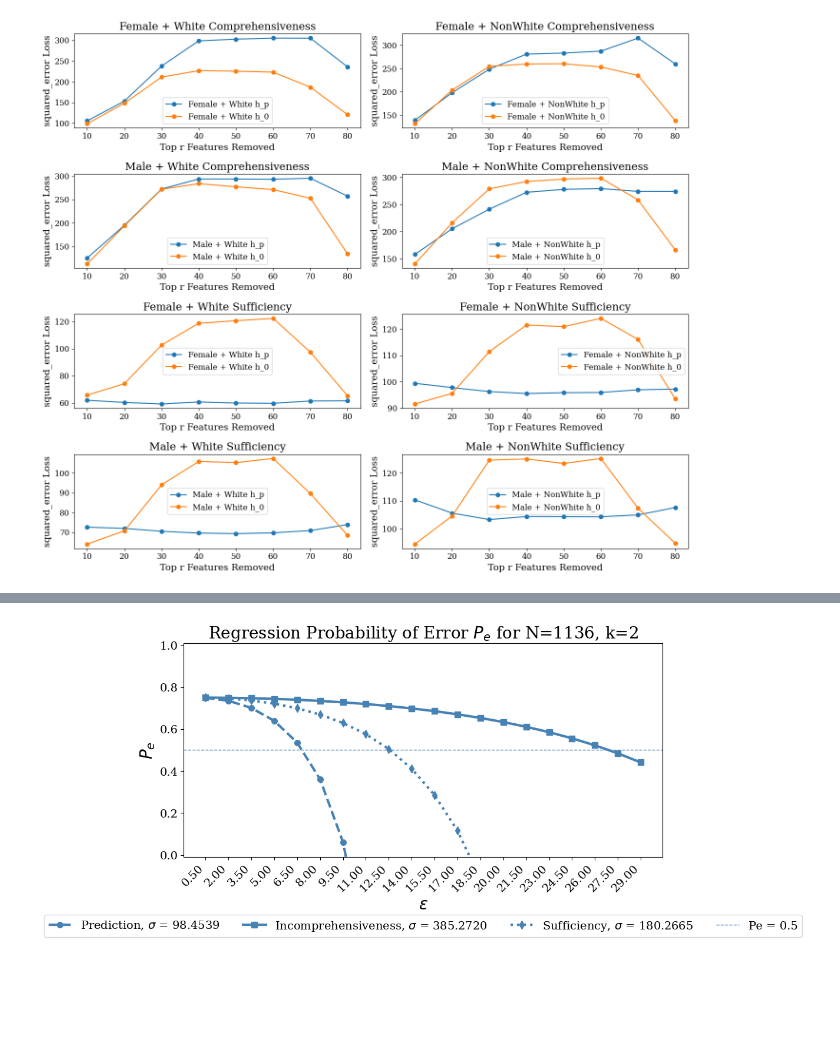
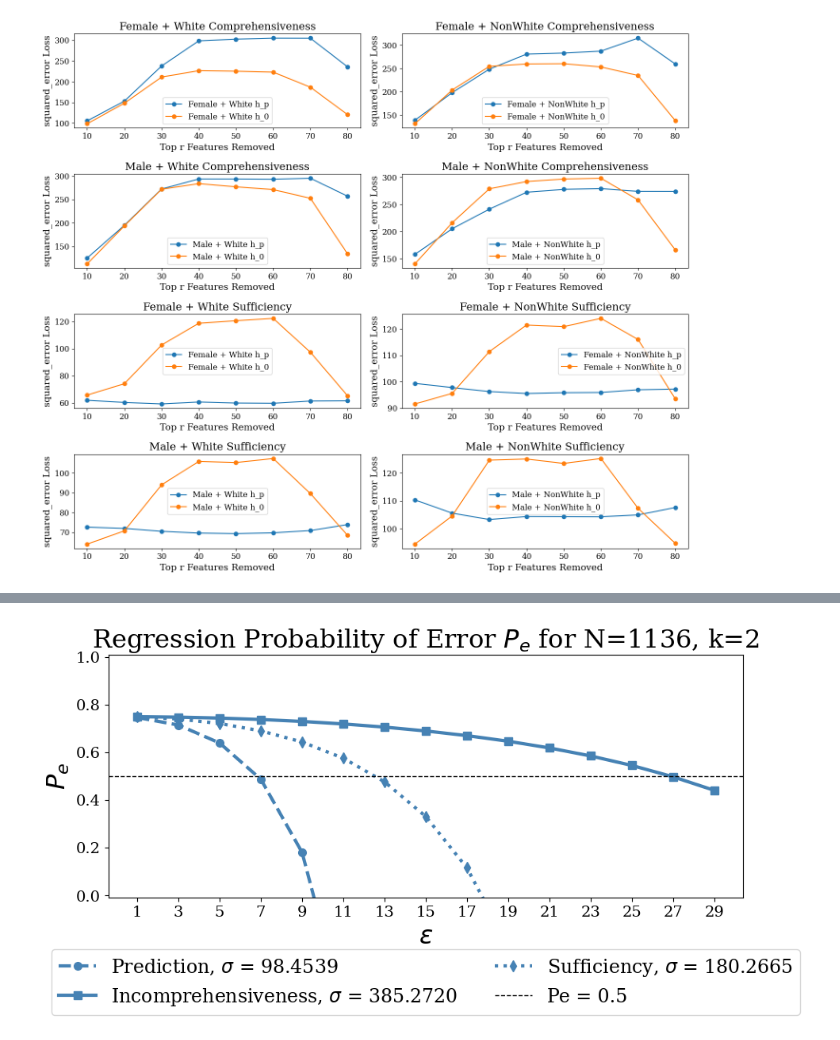
Before and after one commit to geometric-intelligence/bop, a Jupyter notebook: HSLS_Regression.ipynb, the cells around one changed output, grey strips where cells are left out. Cells and saved outputs as stored; diff of their text form; code cells hidden in the pictures; blank space fills up the shorter version.

Commit message:
editing plots

```diff
--- a/HSLS_Regression.ipynb
+++ b/HSLS_Regression.ipynb
@@ -913,9 +913,10 @@ Lower bound for epsilon=25.0: -2.837457658884117
 Lower bound for epsilon=27.0: -5.045207795381639
 # %%
 # Define constants for plotting
-fontsize = 20
+from matplotlib.ticker import FuncFormatter
+fontsize = 23
 ticksize = 14
-epsilons = np.linspace(start=0.5, stop=29, num=20)
+epsilons = np.linspace(start=1, stop=29, num=15)
 sigma_values = [98.4539, 385.272, 180.2665]  # The different sigma values to plot for
 plt.rcParams["font.family"] = "serif"
 
@@ -940,37 +941,38 @@ def plot_lower_bound_normal(ax, n, epsilon_values, k, sigma_values, custom_label
             epsilon_values_cut = epsilon_values
             lower_bound_values_cut = lower_bound_values
 
         # Create custom label with sigma value
         custom_label = f"{label}, $\sigma$ = {sigma:.4f}"
 
         # Plot the filtered values with the specified marker and line style
         marker, linestyle = marker_style[0], marker_style[1:]
         ax.plot(epsilon_values_cut, lower_bound_values_cut, label=custom_label,
                 linestyle=linestyle, marker=marker, color=line_color, linewidth=3, markersize=7)
 
     # Add horizontal line at Pe = 0.5 with a label
-    ax.axhline(y=0.5, c=line_color, linestyle="--", linewidth=1, label="Pe = 0.5")
+    ax.axhline(y=0.5, c='black', linestyle="--", linewidth=1, label="Pe = 0.5")
 
     ax.set_ylim((-0.01, 1.01))
 
-    # Use a linear scale and evenly distribute the x-axis ticks
+    # Format x-axis labels as integers
+    ax.xaxis.set_major_formatter(FuncFormatter(lambda x, _: f'{int(x)}'))  # Format x-axis labels as integers
+
     ax.set_xticks(epsilon_values)  # Set x-ticks based on all epsilon values
-    ax.set_xticklabels([f"{epsilon:.2f}" for epsilon in epsilon_values], rotation=45, ha='right')  # Label with epsilon values
+    ax.set_xlabel("$\epsilon$", fontsize=fontsize)  # Update x-axis label to epsilon
     ax.set_ylabel("$P_{e}$", fontsize=fontsize)
-    ax.set_xlabel("$\epsilon$", fontsize=fontsize)  # Update x-axis label to epsilon
     ax.set_title(f"Regression Probability of Error $P_{{e}}$ for N={n}, k={k}", fontsize=fontsize)
 
     # Set the legend at the bottom, placing all labels in a single line
-    ax.legend(loc='lower center', bbox_to_anchor=(0.5, -0.4), ncol=4, fontsize=fontsize-6, frameon=True)
+    ax.legend(loc='lower center', bbox_to_anchor=(0.5, -0.52), ncol=2, fontsize=fontsize-6, frameon=True)
 
     # Set the x and y tick label sizes
     ax.tick_params(axis='x', labelsize=ticksize)  # X-axis tick labels
     ax.tick_params(axis='y', labelsize=ticksize)  # Y-axis tick labels
 
 # Create the plot with a larger size for better label spacing
-fig, ax = plt.subplots(figsize=(12, 6))
+fig, ax = plt.subplots(figsize=(10, 6))
 plot_lower_bound_normal(ax, n=1136, epsilon_values=epsilons, k=2, sigma_values=sigma_values, custom_labels=custom_labels, pe_threshold=0)
 plt.tight_layout()  # Adjust layout to prevent clipping of tick labels
 plt.show()
 # %% [output]
-[figure, old version]
+[figure, new version]
```
Also changed, not shown: 1 other file.
